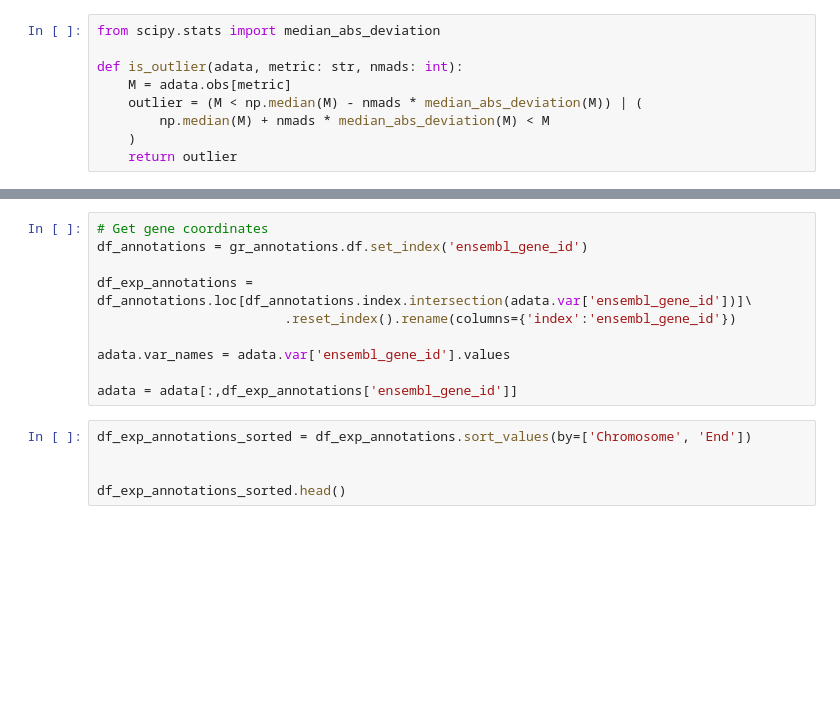
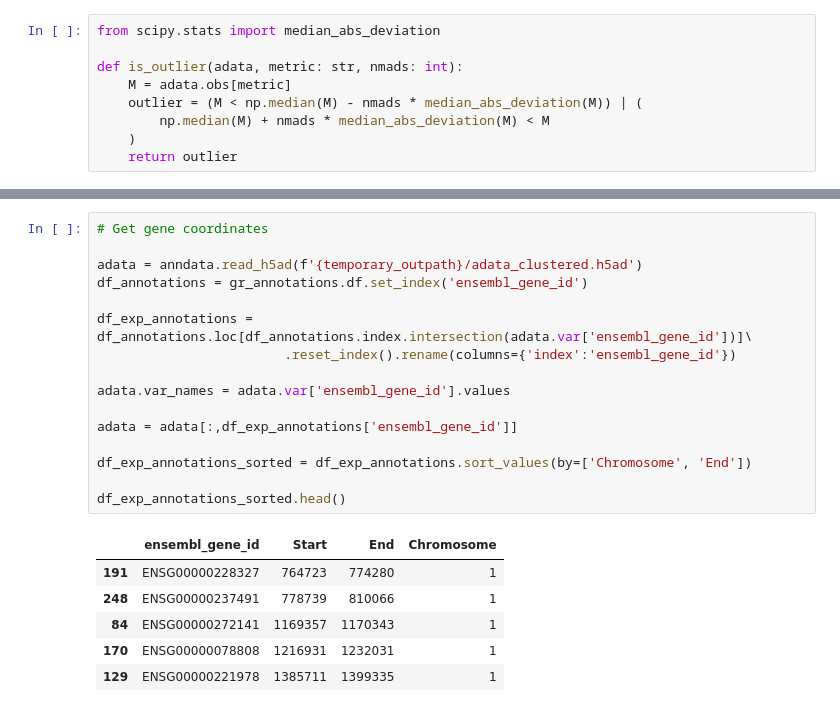
Before and after one commit to andress1002/SCICoNE_lab, a Jupyter notebook: rna_imp/scrna_lab.ipynb, the cells around one changed output, grey strips where cells are left out. Drawn from its saved outputs; the diff is of its cells as text; blank space fills up the shorter version.

```diff
--- a/rna_imp/scrna_lab.ipynb
+++ b/rna_imp/scrna_lab.ipynb
@@ -256,18 +261,26 @@ adata.write_h5ad(f'{temporary_outpath}/adata.h5wad')
 # %%
 # Get gene coordinates
+
+adata = anndata.read_h5ad(f'{temporary_outpath}/adata_clustered.h5ad')
 df_annotations = gr_annotations.df.set_index('ensembl_gene_id')
 
 df_exp_annotations = df_annotations.loc[df_annotations.index.intersection(adata.var['ensembl_gene_id'])]\
                         .reset_index().rename(columns={'index':'ensembl_gene_id'})
 
 adata.var_names = adata.var['ensembl_gene_id'].values
 
 adata = adata[:,df_exp_annotations['ensembl_gene_id']]
+
+df_exp_annotations_sorted = df_exp_annotations.sort_values(by=['Chromosome', 'End'])
+
+df_exp_annotations_sorted.head()
+# %% [output]
+|  | ensembl_gene_id | Start | End | Chromosome |
+| 191 | ENSG00000228327 | 764723 | 774280 | 1 |
+| 248 | ENSG00000237491 | 778739 | 810066 | 1 |
+| 84 | ENSG00000272141 | 1169357 | 1170343 | 1 |
+| 170 | ENSG00000078808 | 1216931 | 1232031 | 1 |
+| 129 | ENSG00000221978 | 1385711 | 1399335 | 1 |
-# %%
-df_exp_annotations_sorted = df_exp_annotations.sort_values(by=['Chromosome', 'End'])
-
-
-df_exp_annotations_sorted.head()
 # %%
 # Create a clean copy with corrected chromosome names
 df_exp_annotations_2 = df_exp_annotations_sorted.copy()
```
Also changed, not shown: parts of 39 cells of this notebook, 2 other files.
